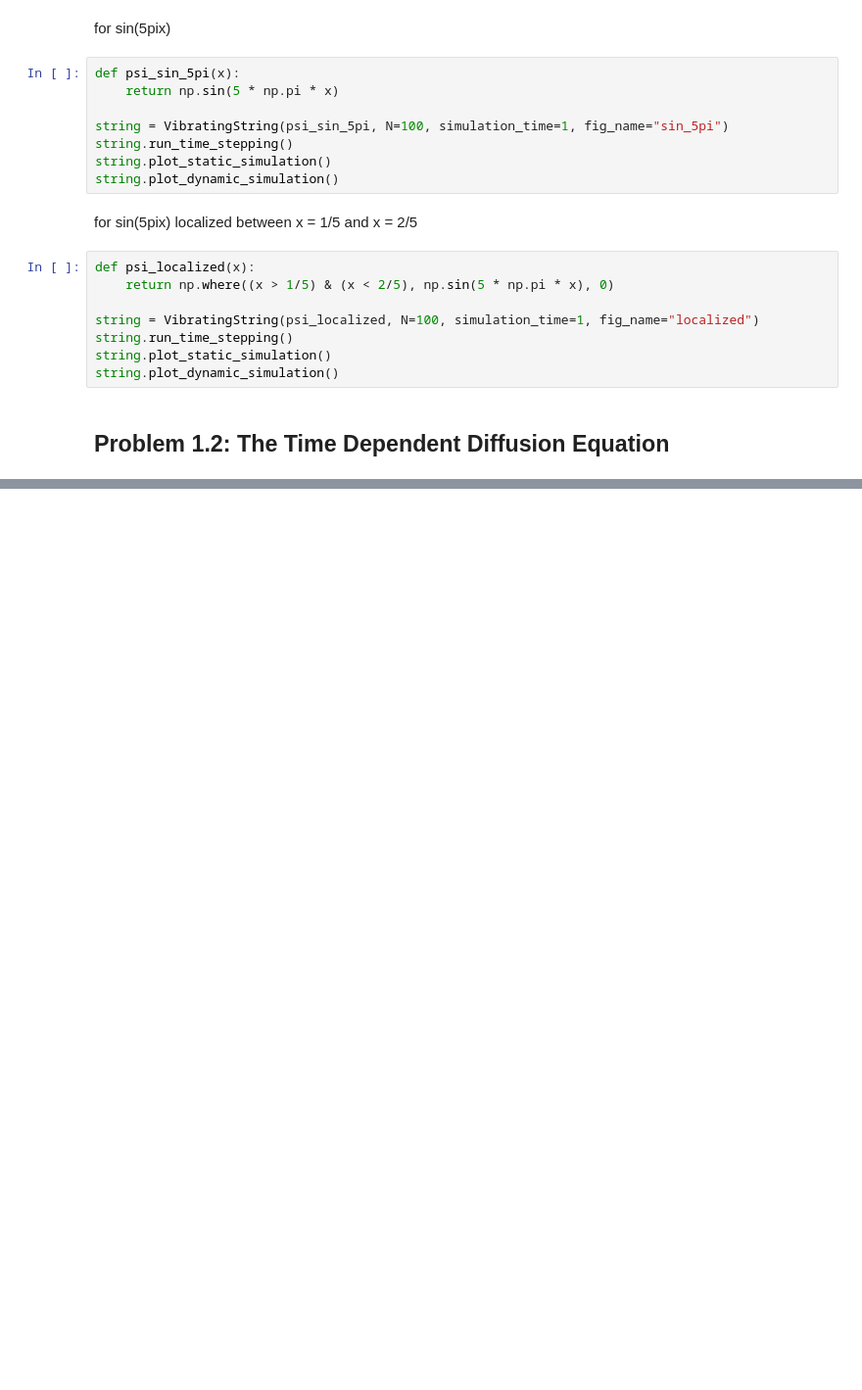
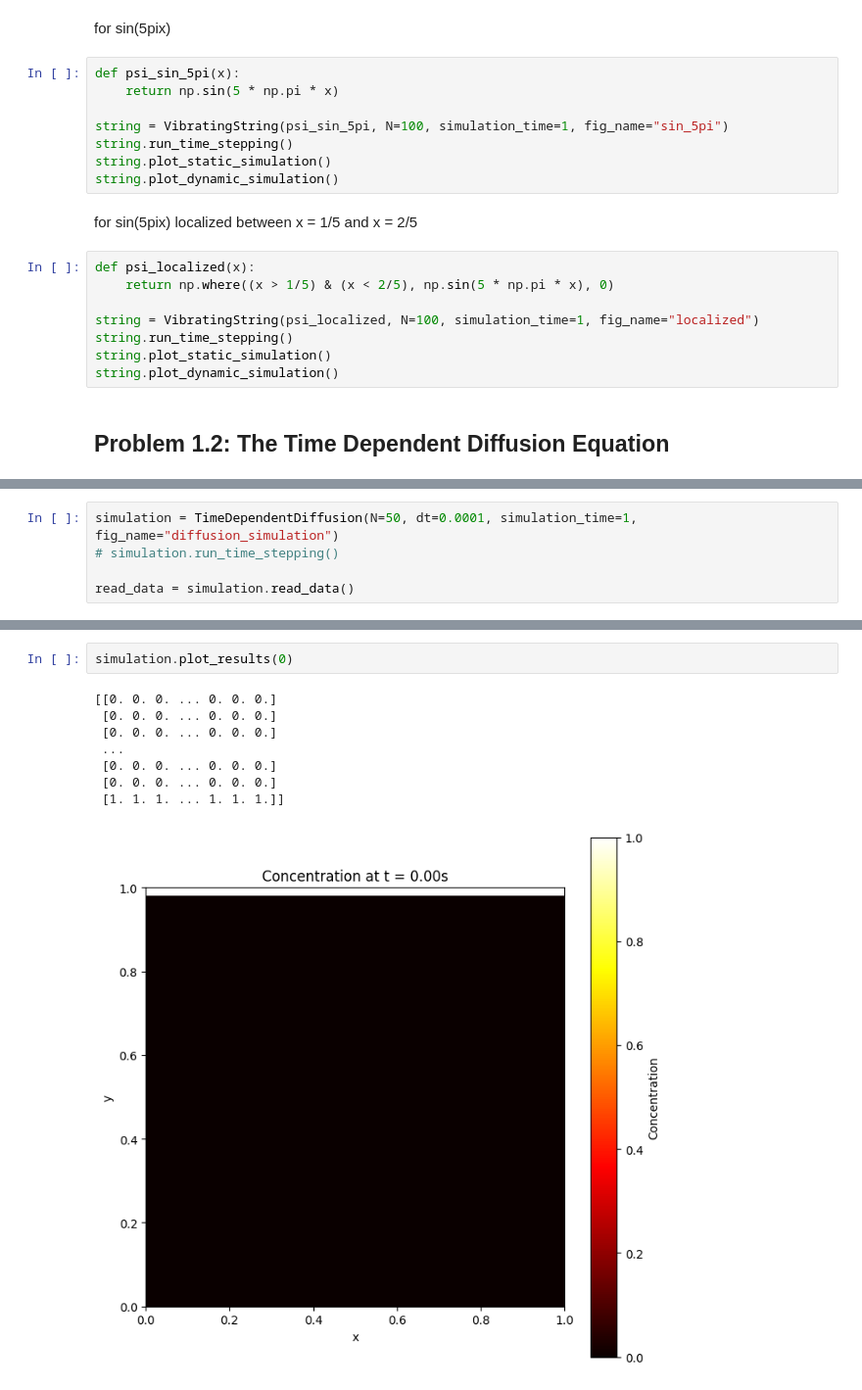
Before and after one commit to shaniasinha/scientific-computing-group-1, a Jupyter notebook: set1.ipynb, the cells around one changed output, grey strips where cells are left out. Shown at 98% size. Saved outputs shown, nothing was run; the diff lists cells and outputs as text; blank space fills up the shorter version.

Commit message:
diffusion

```diff
--- a/set1.ipynb
+++ b/set1.ipynb
@@ -46,0 +56,5 @@ string.plot_dynamic_simulation()
+# %%
+simulation = TimeDependentDiffusion(N=50, dt=0.0001, simulation_time=1, fig_name="diffusion_simulation")
+# simulation.run_time_stepping()
+
+read_data = simulation.read_data()
@@ -46,0 +63,11 @@ string.plot_dynamic_simulation()
+# %%
+simulation.plot_results(0)
+# %% [output]
+[[0. 0. 0. ... 0. 0. 0.]
+ [0. 0. 0. ... 0. 0. 0.]
+ [0. 0. 0. ... 0. 0. 0.]
+ ...
+ [0. 0. 0. ... 0. 0. 0.]
+ [0. 0. 0. ... 0. 0. 0.]
+ [1. 1. 1. ... 1. 1. 1.]]
+[figure, added]
```
Also changed, not shown: parts of 8 cells of this notebook, 18 other files.
